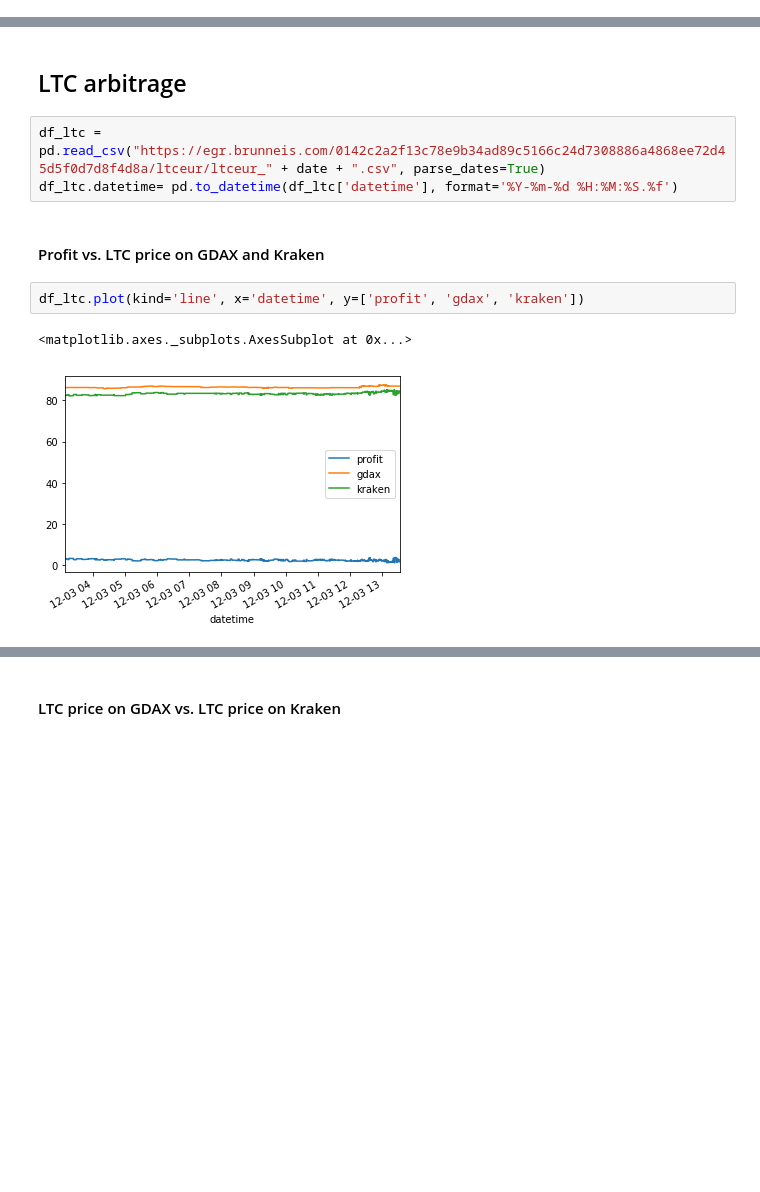
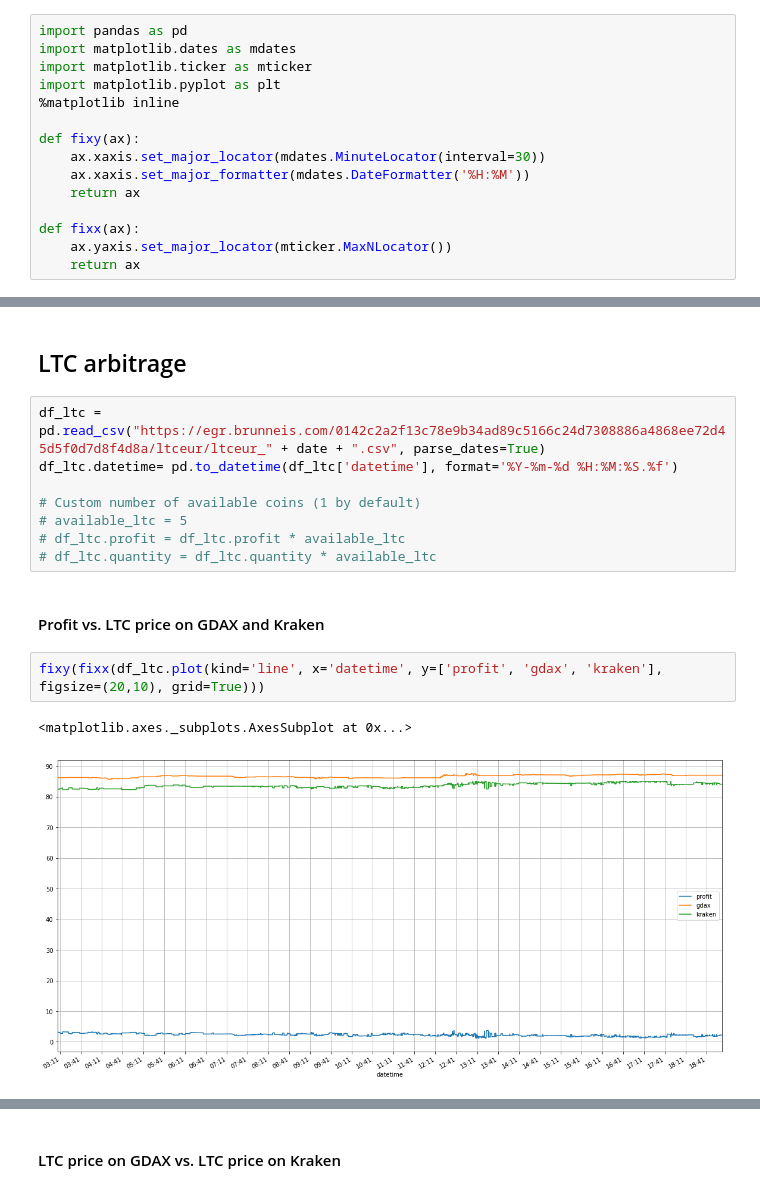
Before and after one commit to brunneis/rbitrage, a Jupyter notebook: arbitrage_analysis.ipynb, the cells around one changed output, grey strips where cells are left out. Saved outputs shown, nothing was run; the diff lists cells and outputs as text; blank space fills up the shorter version.

Commit message:
Improved charts, updated data

```diff
--- a/arbitrage_analysis.ipynb
+++ b/arbitrage_analysis.ipynb
@@ -9,3 +6,18 @@ import pandas as pd
+# %%
+import pandas as pd
+import matplotlib.dates as mdates
+import matplotlib.ticker as mticker
+import matplotlib.pyplot as plt
+%matplotlib inline
+
+def fixy(ax):
+    ax.xaxis.set_major_locator(mdates.MinuteLocator(interval=30))
+    ax.xaxis.set_major_formatter(mdates.DateFormatter('%H:%M'))
+    return ax
+
+def fixx(ax):
+    ax.yaxis.set_major_locator(mticker.MaxNLocator())
+    return ax
 # %%
 date='03122017'
 # %% [markdown]
@@ -13,10 +25,15 @@ date='03122017'
 # %%
 df_ltc = pd.read_csv("https://egr.brunneis.com/0142c2a2f13c78e9b34ad89c5166c24d7308886a4868ee72d45d5f0d7d8f4d8a/ltceur/ltceur_" + date + ".csv", parse_dates=True)
 df_ltc.datetime= pd.to_datetime(df_ltc['datetime'], format='%Y-%m-%d %H:%M:%S.%f')
+
+# Custom number of available coins (1 by default)
+# available_ltc = 5
+# df_ltc.profit = df_ltc.profit * available_ltc
+# df_ltc.quantity = df_ltc.quantity * available_ltc
 # %% [markdown]
 #### Profit vs. LTC price on GDAX and Kraken
 # %%
-df_ltc.plot(kind='line', x='datetime', y=['profit', 'gdax', 'kraken'])
+fixy(fixx(df_ltc.plot(kind='line', x='datetime', y=['profit', 'gdax', 'kraken'], figsize=(20,10), grid=True)))
 # %% [output]
 <matplotlib.axes._subplots.AxesSubplot at 0x...>
-[figure, old version]
+[figure, new version]
```
Also changed, not shown: parts of 17 cells of this notebook.
